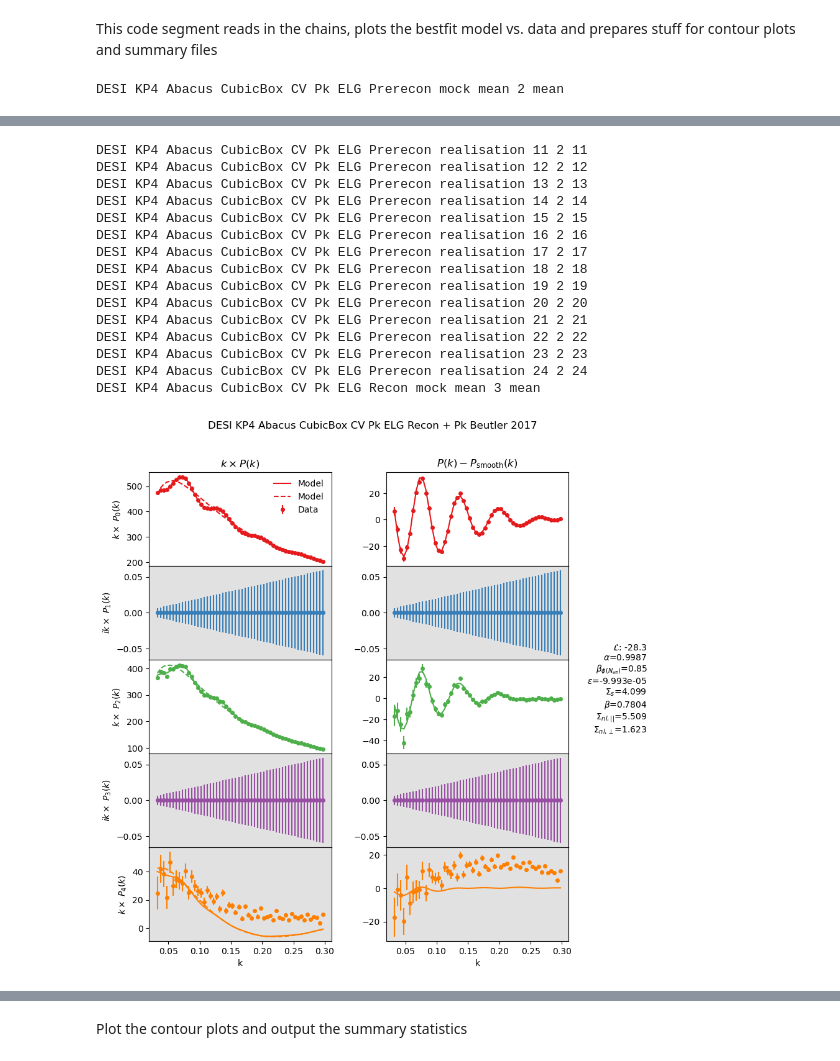
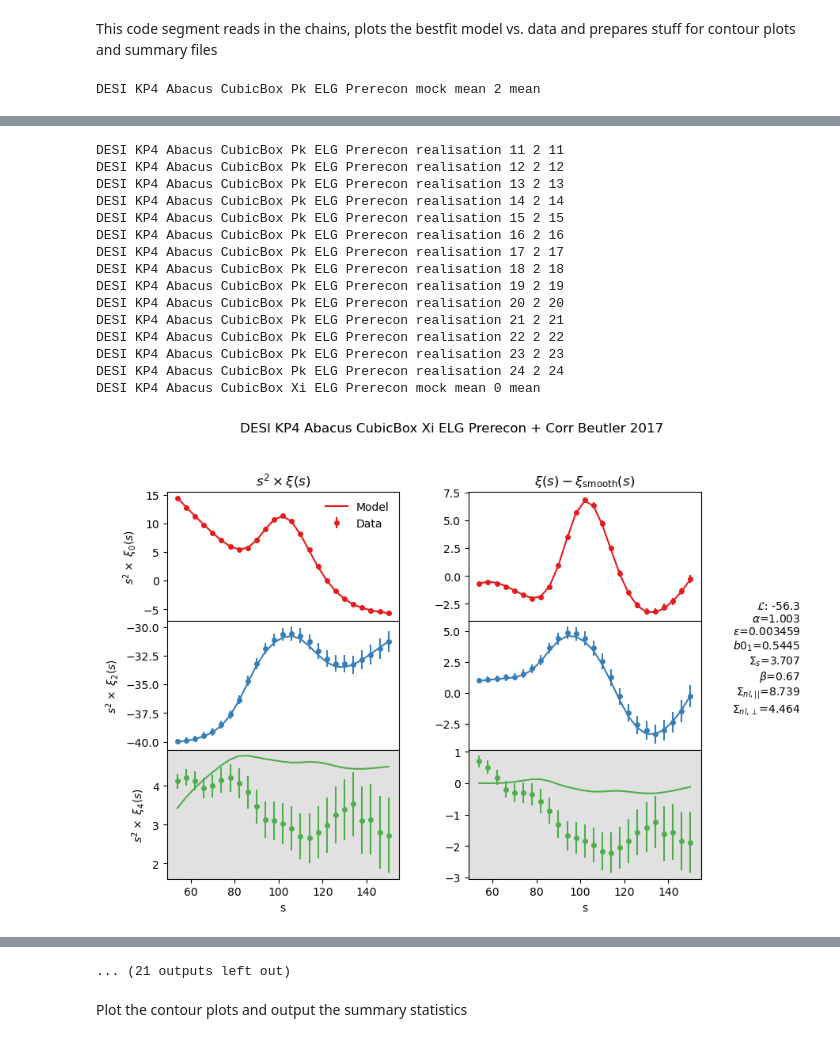
Before and after one commit to abbew25/Barry, a Jupyter notebook: cosmodesi_KP4ELG_examplecode_make_picklefiles/plot_desi_kp4_abacus_cubic_ELG.ipynb, the cells around one changed output, grey strips where cells are left out. Saved outputs shown, nothing was run; the diff lists cells and outputs as text; code cells hidden in the pictures.

Commit message:
small addition to bao xi code, other just plotting stuff

```diff
--- a/cosmodesi_KP4ELG_examplecode_make_picklefiles/plot_desi_kp4_abacus_cubic_ELG.ipynb
+++ b/cosmodesi_KP4ELG_examplecode_make_picklefiles/plot_desi_kp4_abacus_cubic_ELG.ipynb
@@ -32,9 +32,9 @@ omega_matter_free = False
 
 neff_free = False
 
-phase_shift_free = True #False
+phase_shift_free = False #False
 
-CV = True
+CV = False
 
 pfn = "/global/u1/a/abbew25/barryrepo/Barry/cosmodesi_KP4ELG_examplecode_make_picklefiles/plots/desi_kp4_abacus_cubic_ELG/output/desi_kp4_abacus_cubic_ELG.fitter.pkl"
 
@@ -45,9 +45,9 @@ if neff_free:
     pfn = "/global/u1/a/abbew25/barryrepo/Barry/cosmodesi_KP4ELG_examplecode_make_picklefiles/plots/desi_kp4_abacus_cubic_ELG_nefffree/output/desi_kp4_abacus_cubic_ELG_nefffree.fitter.pkl"
 
 if phase_shift_free:
-    #pfn = "/global/u1/a/abbew25/barryrepo/Barry/cosmodesi_KP4ELG_examplecode_make_picklefiles/plots/desi_kp4_abacus_cubic_ELG_phaseshiftfree/output/desi_kp4_abacus_cubic_ELG_phaseshiftfree.fitter.pkl"
+    pfn = "/global/u1/a/abbew25/barryrepo/Barry/cosmodesi_KP4ELG_examplecode_make_picklefiles/plots/desi_kp4_abacus_cubic_ELG_phaseshiftfree/output/desi_kp4_abacus_cubic_ELG_phaseshiftfree.fitter.pkl"
     #pfn = "/global/u1/a/abbew25/barryrepo/Barry/cosmodesi_KP4ELG_examplecode_make_picklefiles/plots/desi_kp4_abacus_cubic_ELG_phaseshiftfree-nosmoothFalse/output/desi_kp4_abacus_cubic_ELG_phaseshiftfree-nosmoothFalse.fitter.pkl"
-    pfn = "/global/u1/a/abbew25/barryrepo/Barry/cosmodesi_KP4ELG_examplecode_make_picklefiles/plots/desi_kp4_abacus_cubic_ELG_phaseshiftfree-limitkmin/output/desi_kp4_abacus_cubic_ELG_phaseshiftfree-limitkmin.fitter.pkl"
+    #pfn = "/global/u1/a/abbew25/barryrepo/Barry/cosmodesi_KP4ELG_examplecode_make_picklefiles/plots/desi_kp4_abacus_cubic_ELG_phaseshiftfree-limitkmin/output/desi_kp4_abacus_cubic_ELG_phaseshiftfree-limitkmin.fitter.pkl"
 
 
 with open(pfn, 'rb') as pickle_file:
@@ -84,15 +84,19 @@ for posterior, weight, chain, evidence, model, data, extra in fitter.load():
     #continue
     CVfile = ''
 
-    if CV:
-        CVfile = 'CV'
-        if "CV" not in extra["name"] or "Pk" not in extra["name"]:
-           continue
-    else:
-        if "CV" in extra['name']:
-            continue
-        if "Pk" not in extra['name']:
-            continue
+#     if CV:
+#         CVfile = 'CV'
+#         if "CV" not in extra["name"]:# or "Pk" not in extra["name"]:
+#            continue
+
+#     if not CV:
+#         if "CV" in extra["name"]:# or "Pk" not in extra["name"]:
+#            continue
+    # else:
+    #     if "CV" in extra['name']:
+    #         continue
+    #     if "Pk" not in extra['name']:
+    #         continue
 
 #     if "Pk" not in extra["name"]:
     #    continue
@@ -196,7 +200,7 @@ for posterior, weight, chain, evidence, model, data, extra in fitter.load():
             f"{realisation:s}, {mean[0]:6.4f}, {mean[1]:6.4f}, {mean[2]:6.4f}, {mean[3]:6.4f}, {mean[4]:6.4f}, {mean[5]:6.4f}, {np.sqrt(cov[0, 0]):6.4f}, {np.sqrt(cov[1, 1]):6.4f}, {corr_alpha_para_perp:7.3f}, {np.sqrt(cov[5, 5]):6.4f}, {corr_alpha_para_phase:7.3f}, {corr_alpha_perp_phase:7.3f}, {r_s:7.3f}, {new_chi_squared:7.3f}, {dof:4d}"
         )
 
-    if neff_free: ###################################
+    elif neff_free: ###################################
 
         corr_alpha_para_perp = cov[1, 0] / np.sqrt(cov[0, 0] * cov[1, 1])
         corr_alpha_para_phase = cov[5, 0] / np.sqrt(cov[5, 5] * cov[0, 0])
@@ -209,12 +213,14 @@ for posterior, weight, chain, evidence, model, data, extra in fitter.load():
             corr_alpha_para_perp, mean[5], np.sqrt(cov[5,5]), corr_alpha_para_phase, corr_alpha_perp_phase, new_chi_squared, mean[2], mean[3], mean[4]]
         )
 
+        #print(len(stats[datanames[chain_bin]][-1]))
+
         output[datanames[chain_bin]].append(
             # realisation name, all means of params, stdevs on alphas , corrs alphas, stdev neff, corrs neff/alphas .... other stats
             f"{realisation:s}, {mean[0]:6.4f}, {mean[1]:6.4f}, {mean[2]:6.4f}, {mean[3]:6.4f}, {mean[4]:6.4f}, {mean[5]:6.4f}, {np.sqrt(cov[0, 0]):6.4f}, {np.sqrt(cov[1, 1]):6.4f}, {corr_alpha_para_perp:7.3f}, {np.sqrt(cov[5, 5]):6.4f}, {corr_alpha_para_phase:7.3f}, {corr_alpha_perp_phase:7.3f}, {r_s:7.3f}, {new_chi_squared:7.3f}, {dof:4d}"
         )
 
-    if phase_shift_free: ###################################
+    elif phase_shift_free: ###################################
 
         corr_alpha_para_perp = cov[1, 0] / np.sqrt(cov[0, 0] * cov[1, 1])
         corr_alpha_para_phase = cov[5, 0] / np.sqrt(cov[5, 5] * cov[0, 0])
@@ -244,9 +250,9 @@ for posterior, weight, chain, evidence, model, data, extra in fitter.load():
             # realisation name, all means of params, stdevs on alphas .... other stats
             f"{realisation:s}, {mean[0]:6.4f}, {mean[1]:6.4f}, {mean[2]:6.4f}, {mean[3]:6.4f}, {mean[4]:6.4f}, {np.sqrt(cov[0, 0]):6.4f}, {np.sqrt(cov[1, 1]):6.4f}, {corr:7.3f}, {r_s:7.3f}, {new_chi_squared:7.3f}, {dof:4d}"
         )
-
+        #print('test')
 
 # print(sigma_s_mean/count)
 # print(beta_mean/count)
 # %% [output]
-DESI KP4 Abacus CubicBox CV Pk ELG Prerecon mock mean 2 mean
+DESI KP4 Abacus CubicBox Pk ELG Prerecon mock mean 2 mean
@@ -266,16 +272,16 @@ DESI KP4 Abacus CubicBox CV Pk ELG Prerecon realisation 10 2 10
-DESI KP4 Abacus CubicBox CV Pk ELG Prerecon realisation 11 2 11
-DESI KP4 Abacus CubicBox CV Pk ELG Prerecon realisation 12 2 12
-DESI KP4 Abacus CubicBox CV Pk ELG Prerecon realisation 13 2 13
-DESI KP4 Abacus CubicBox CV Pk ELG Prerecon realisation 14 2 14
-DESI KP4 Abacus CubicBox CV Pk ELG Prerecon realisation 15 2 15
-DESI KP4 Abacus CubicBox CV Pk ELG Prerecon realisation 16 2 16
-DESI KP4 Abacus CubicBox CV Pk ELG Prerecon realisation 17 2 17
-DESI KP4 Abacus CubicBox CV Pk ELG Prerecon realisation 18 2 18
-DESI KP4 Abacus CubicBox CV Pk ELG Prerecon realisation 19 2 19
-DESI KP4 Abacus CubicBox CV Pk ELG Prerecon realisation 20 2 20
-DESI KP4 Abacus CubicBox CV Pk ELG Prerecon realisation 21 2 21
-DESI KP4 Abacus CubicBox CV Pk ELG Prerecon realisation 22 2 22
-DESI KP4 Abacus CubicBox CV Pk ELG Prerecon realisation 23 2 23
-DESI KP4 Abacus CubicBox CV Pk ELG Prerecon realisation 24 2 24
-DESI KP4 Abacus CubicBox CV Pk ELG Recon mock mean 3 mean
+DESI KP4 Abacus CubicBox Pk ELG Prerecon realisation 11 2 11
+DESI KP4 Abacus CubicBox Pk ELG Prerecon realisation 12 2 12
+DESI KP4 Abacus CubicBox Pk ELG Prerecon realisation 13 2 13
+DESI KP4 Abacus CubicBox Pk ELG Prerecon realisation 14 2 14
+DESI KP4 Abacus CubicBox Pk ELG Prerecon realisation 15 2 15
+DESI KP4 Abacus CubicBox Pk ELG Prerecon realisation 16 2 16
+DESI KP4 Abacus CubicBox Pk ELG Prerecon realisation 17 2 17
+DESI KP4 Abacus CubicBox Pk ELG Prerecon realisation 18 2 18
+DESI KP4 Abacus CubicBox Pk ELG Prerecon realisation 19 2 19
+DESI KP4 Abacus CubicBox Pk ELG Prerecon realisation 20 2 20
+DESI KP4 Abacus CubicBox Pk ELG Prerecon realisation 21 2 21
+DESI KP4 Abacus CubicBox Pk ELG Prerecon realisation 22 2 22
+DESI KP4 Abacus CubicBox Pk ELG Prerecon realisation 23 2 23
+DESI KP4 Abacus CubicBox Pk ELG Prerecon realisation 24 2 24
+DESI KP4 Abacus CubicBox Xi ELG Prerecon mock mean 0 mean
-[figure, old version]
+[figure, new version]
@@ -308,3 +328,4 @@ DESI KP4 Abacus CubicBox CV Pk ELG Recon realisation 24 3 24
+... (21 outputs left out)
 # %% [markdown]
 Plot the contour plots and output the summary statistics
 # %%
```
Also changed, not shown: parts of 2 cells of this notebook, 9 other files.
